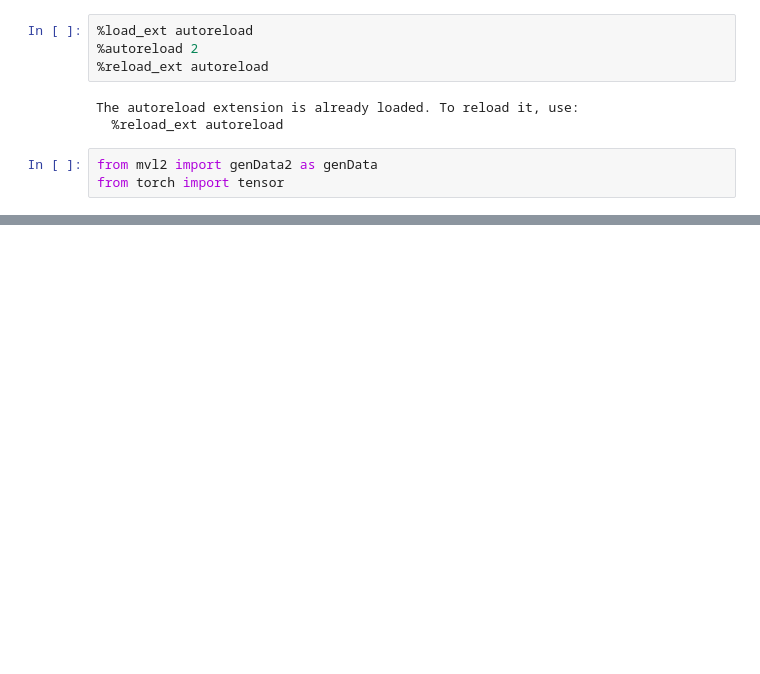
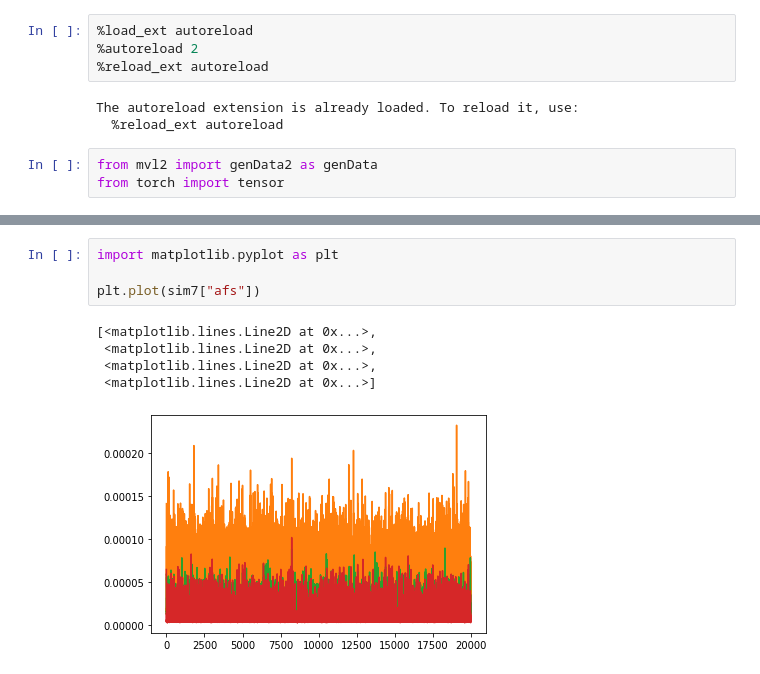
Before and after one commit to akotlar/multivariate-tada, a Jupyter notebook: for-martin/simulation-comparison.ipynb, the cells around one changed output, grey strips where cells are left out. Cells and saved outputs as stored; diff of their text form; blank space fills up the shorter version.

```diff
--- a/for-martin/simulation-comparison.ipynb
+++ b/for-martin/simulation-comparison.ipynb
@@ -72,0 +182,10 @@ afs tensor([1.3228e-04, 1.0266e-04, 1.0324e-04,  ..., 1.1978e-04, 7.6319e-05,
+# %%
+import matplotlib.pyplot as plt
+
+plt.plot(sim7["afs"])
+# %% [output]
+[<matplotlib.lines.Line2D at 0x...>,
+ <matplotlib.lines.Line2D at 0x...>,
+ <matplotlib.lines.Line2D at 0x...>,
+ <matplotlib.lines.Line2D at 0x...>]
+[figure, added]
```
Also changed, not shown: parts of 18 cells of this notebook, 2 other files.
